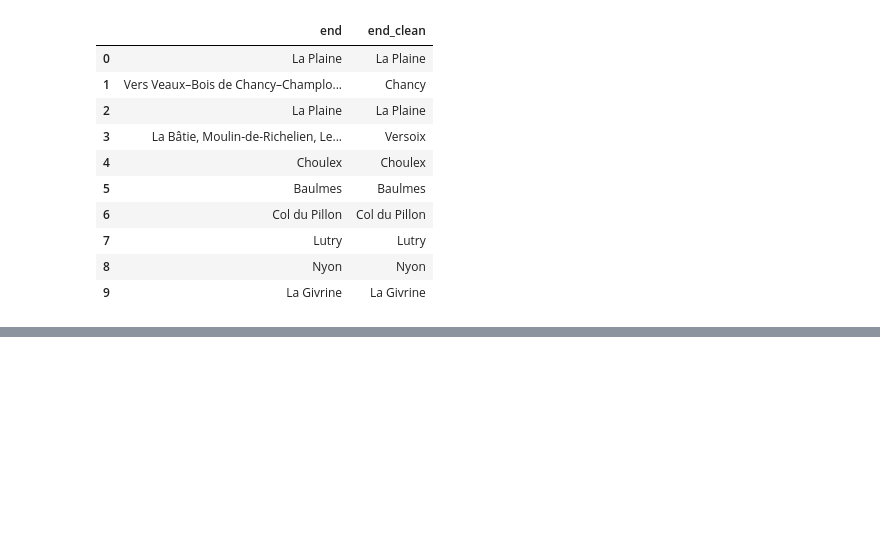
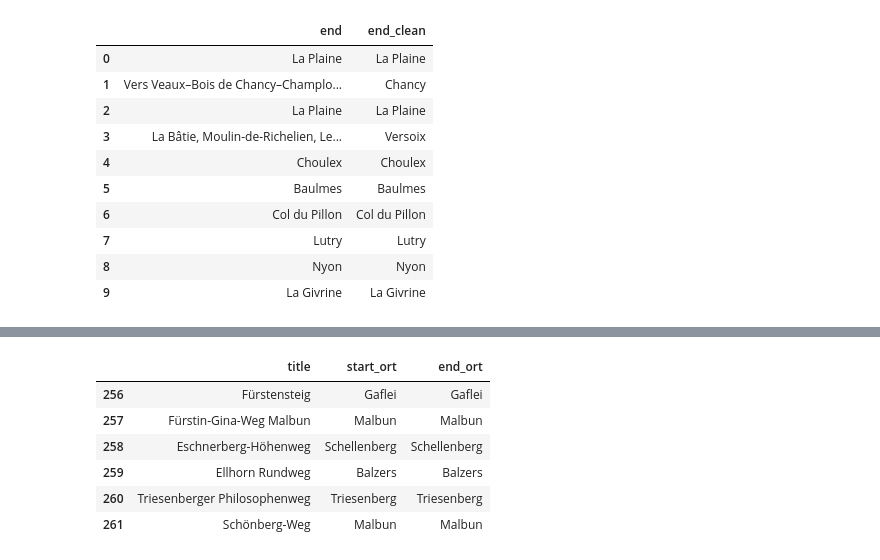
Before and after one commit to Simonblatt/CIP_HS2026_104, a Jupyter notebook: merging_results.ipynb, the cells around one changed output, grey strips where cells are left out. Cells and saved outputs as stored; diff of their text form; code cells hidden in the pictures; blank space fills up the shorter version.

```diff
--- a/merging_results.ipynb
+++ b/merging_results.ipynb
@@ -128,0 +420,12 @@ result.to_csv("result_clean.csv", index=False)
+# %%
+fl = {"Balzers", "Gaflei", "Malbun", "Schellenberg", "Triesenberg"}
+
+result.loc[result["start_ort"].isin(fl) | result["end_ort"].isin(fl), ["title", "start_ort", "end_ort"]]
+# %% [output]
+|  | title | start_ort | end_ort |
+| 256 | Fürstensteig | Gaflei | Gaflei |
+| 257 | Fürstin-Gina-Weg Malbun | Malbun | Malbun |
+| 258 | Eschnerberg-Höhenweg | Schellenberg | Schellenberg |
+| 259 | Ellhorn Rundweg | Balzers | Balzers |
+| 260 | Triesenberger Philosophenweg | Triesenberg | Triesenberg |
+| 261 | Schönberg-Weg | Malbun | Malbun |
```
Also changed, not shown: parts of 23 cells of this notebook, 2 other files.
